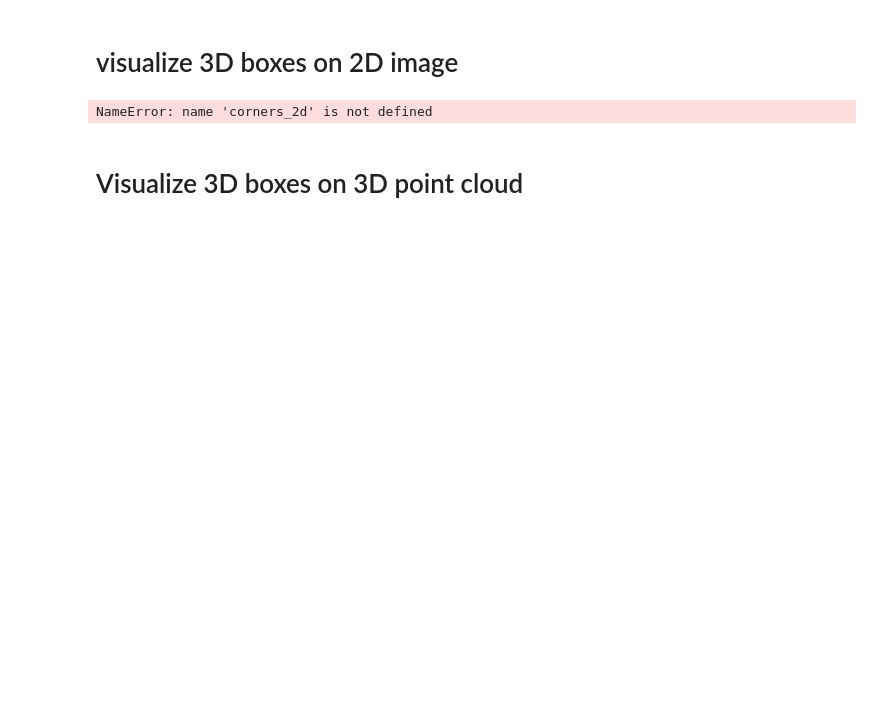
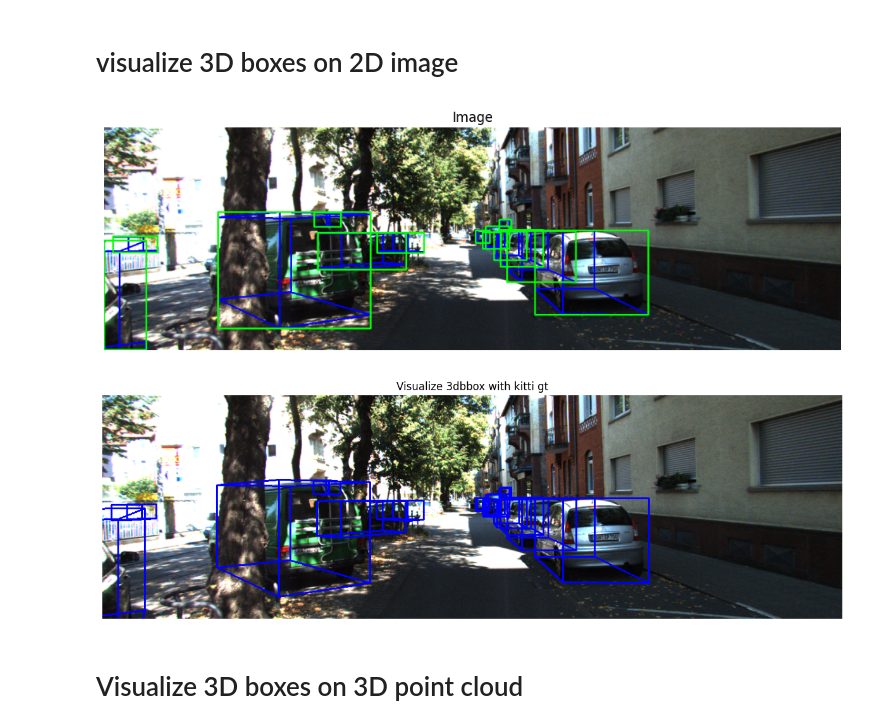
Before and after one commit to a22106/3DMOT, a Jupyter notebook: visualization.ipynb, the cells around one changed output. Drawn from its saved outputs; the diff is of its cells as text; code cells hidden in the pictures; blank space fills up the shorter version.

Commit message:
update visualizer

```diff
--- a/visualization.ipynb
+++ b/visualization.ipynb
@@ -90,7 +90,7 @@ def imshow(title = "Image", image = None, size = 10, rect = None, corners_2d = N
             img = cv2.rectangle(img, (int(r[0]), int(r[1])), (int(r[2]), int(r[3])), (0, 255, 0), 2)
 
     # draw 3d bbox
-    for corners in corners_2d:
+    for corners in corners_2d if corners_2d is not None else []:
         image = draw_projected_box3d(image, corners, color = (255, 0, 0), thickness = 2)
 
     plt.figure(figsize=(size * aspect_ratio,size))
@@ -206,20 +219,12 @@ corners_2d = []
 for bbox3d in pointrcnn_bbox3d:
     corners_2d.append(compute_box_3dto2d(bbox3d, calib_file)[0])
 corners_2d = np.array(corners_2d)
-# %%
-# image = cv2.imread(image_list[frame])
-# for corners in corners_2d:
-#     image = draw_projected_box3d(image, corners, color = (0, 255, 0), thickness = 2)
-
-# plt.figure(figsize=(10, 10))
-# plt.imshow(cv2.cvtColor(image, cv2.COLOR_BGR2RGB))
-# plt.title("visualize with kitti gt")
-# plt.axis('off')
-# plt.show()
-
-imshow("Visualize 3dbbox with kitti gt", image, size = 20, corners_2d=corners_2d)
-# %% [output]
-NameError: name 'corners_2d' is not defined
+# %%
+imshow("Image", image, size = 40, rect=rect_3d_df)
+imshow("Visualize 3dbbox with kitti gt", image, size = 50, corners_2d=corners_2d)
+# %% [output]
+[figure, added]
+[figure, added]
 # %% [markdown]
 # Visualize 3D boxes on 3D point cloud
 # %%
```
Also changed, not shown: parts of 3 cells of this notebook.
